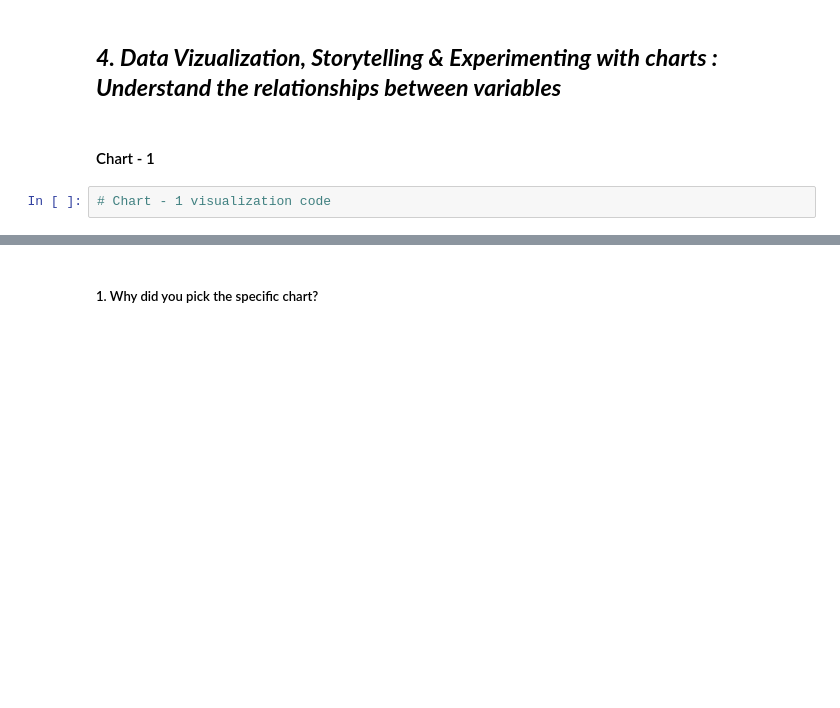
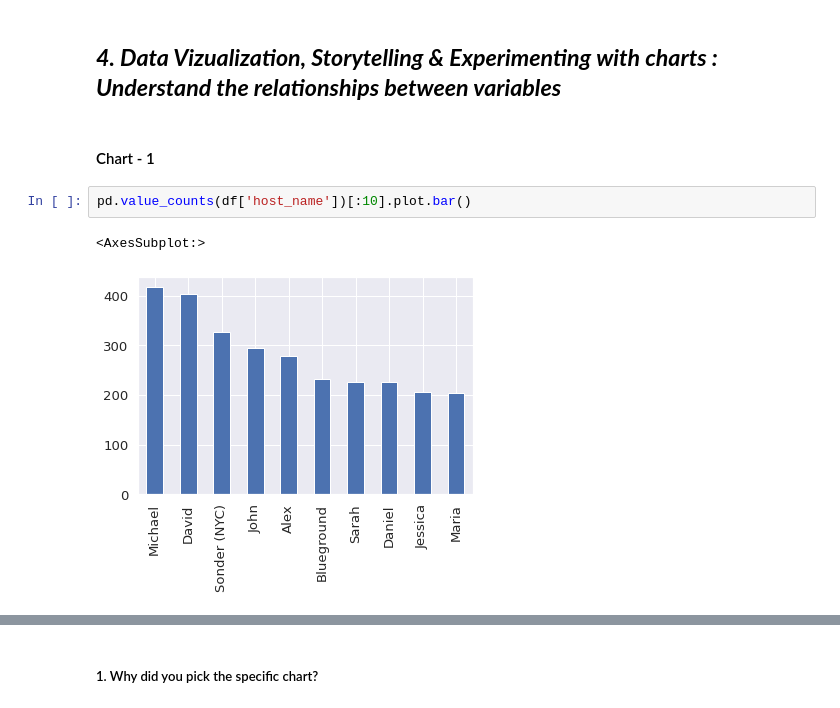
Before and after one commit to p0shivhare/Airbnb-Booking-Analysis, a Jupyter notebook: Airbnb_Booking_Analysis.ipynb, the cells around one changed output, grey strips where cells are left out. Cells and saved outputs as stored; diff of their text form; blank space fills up the shorter version.

```diff
--- a/Airbnb_Booking_Analysis.ipynb
+++ b/Airbnb_Booking_Analysis.ipynb
@@ -317,5 +317,8 @@ Answer Here.
 ## ***4. Data Vizualization, Storytelling & Experimenting with charts : Understand the relationships between variables***
 # %% [markdown]
 #### Chart - 1
-# %%
-# Chart - 1 visualization code
+# %%
+pd.value_counts(df['host_name'])[:10].plot.bar()
+# %% [output]
+<AxesSubplot:>
+[figure, added]
```
Also changed, not shown: parts of 5 cells of this notebook.
